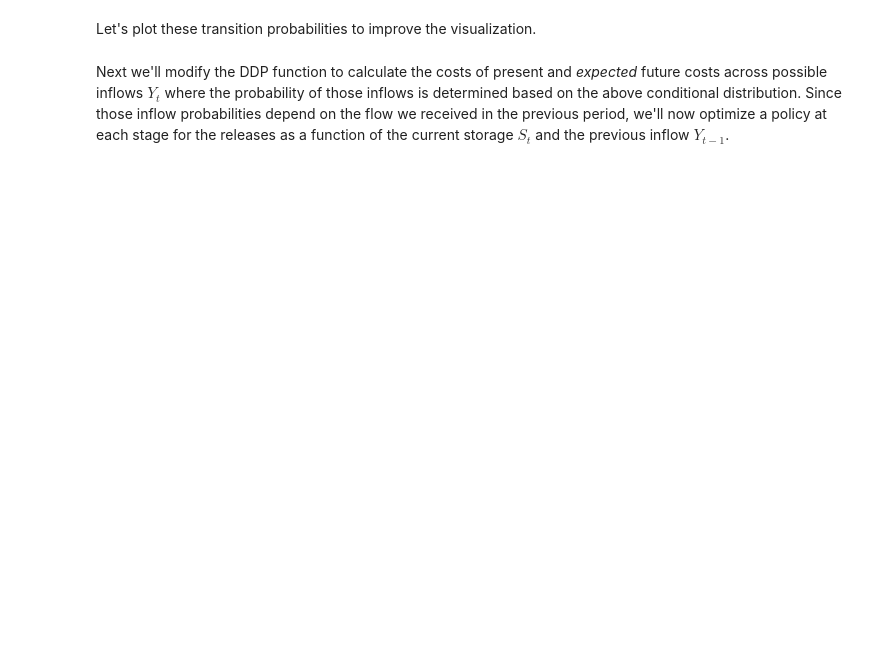
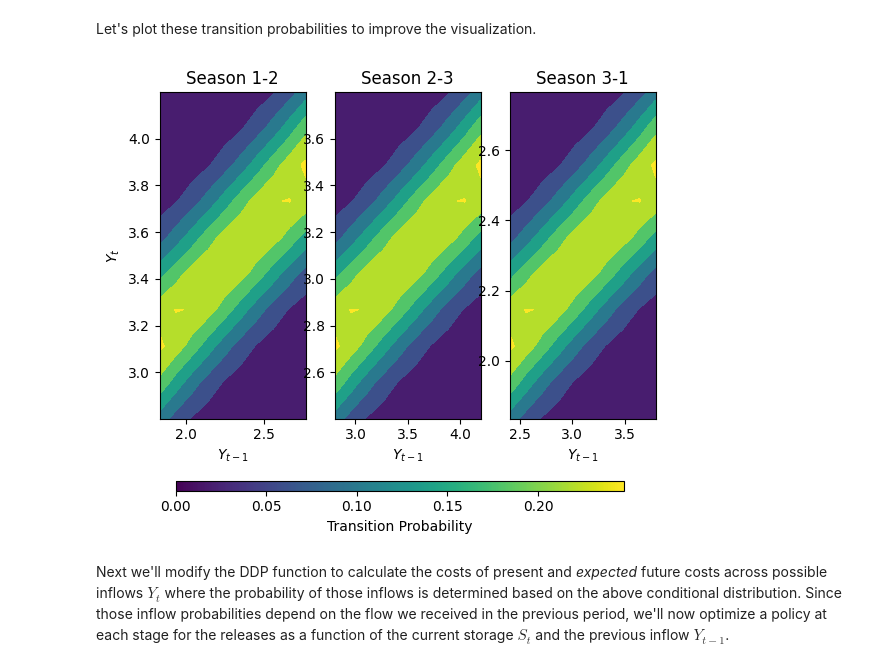
Before and after one commit to EnvSystemsUVA/CodingExamples, a Jupyter notebook: 11_SDPexample.ipynb, the cells around one changed output. Drawn from its saved outputs; the diff is of its cells as text; code cells hidden in the pictures; blank space fills up the shorter version.

```diff
--- a/11_SDPexample.ipynb
+++ b/11_SDPexample.ipynb
@@ -184,31 +261,35 @@ Let's plot these transition probabilities to improve the visualization.
 # %%
 import matplotlib as mpl
 
 max_transprob = 0
 for i in range(nSeasons):
   if np.max(transprob[i]) > max_transprob:
     max_transprob = np.max(transprob[i])
 
 norm = mpl.colors.Normalize(0,max_transprob)
 contour_cmap = mpl.cm.get_cmap('viridis')
 
-fig, ax = plt.subplots(1,3, layout="constrained")
+fig, ax = plt.subplots(1,3)
 
 # make a heatmap of the transition probabilities of each stage
 for i, index in enumerate(forward_indices[0:-1]):
   mu = np.array([muY[index],muY[forward_indices[i+1]]]) # log-space mean
   sigma = np.array([sigmaY[index],sigmaY[forward_indices[i+1]]]) # log-space standard deviation
   Ylevels1 = np.linspace(ss.norm.ppf(0.01,mu[0],sigma[0]),ss.norm.ppf(0.99,mu[0],sigma[0]),nLevels)
   Ylevels2 = np.linspace(ss.norm.ppf(0.01,mu[1],sigma[1]),ss.norm.ppf(0.99,mu[1],sigma[1]),nLevels)
   x, y = np.meshgrid(Ylevels1, Ylevels2)
   cf = ax.flat[i].contourf(x, y, np.transpose(transprob[i]), norm=norm)
   ax.flat[i].set_xlabel(r"$Y_{t-1}$")
   ax.flat[i].set_title("Season " + str(i+1) + "-" + str(forward_indices[i+1]+1))
   if i == 0:
     ax.flat[i].set_ylabel(r"$Y_t$")
 
-cbar = fig.colorbar(mpl.cm.ScalarMappable(norm=norm, cmap=contour_cmap))
-cbar.ax.set_ylabel("Transition Probability")
+cbar_ax = fig.add_axes([0.15, 0.05, 0.7, 0.02])
+cbar = plt.colorbar(mpl.cm.ScalarMappable(norm=norm, cmap=contour_cmap),cax=cbar_ax,orientation='horizontal')
+cbar.ax.set_xlabel("Transition Probability")
+fig.subplots_adjust(bottom=0.2)
+# %% [output]
+[figure, added]
 # %% [markdown]
 Next we'll modify the DDP function to calculate the costs of present and *expected* future costs across possible inflows $Y_t$ where the probability of those inflows is determined based on the above conditional distribution. Since those inflow probabilities depend on the flow we received in the previous period, we'll now optimize a policy at each stage for the releases as a function of the current storage $S_t$ and the previous inflow $Y_{t-1}$.
 # %%
```
Also changed, not shown: parts of 11 cells of this notebook.
